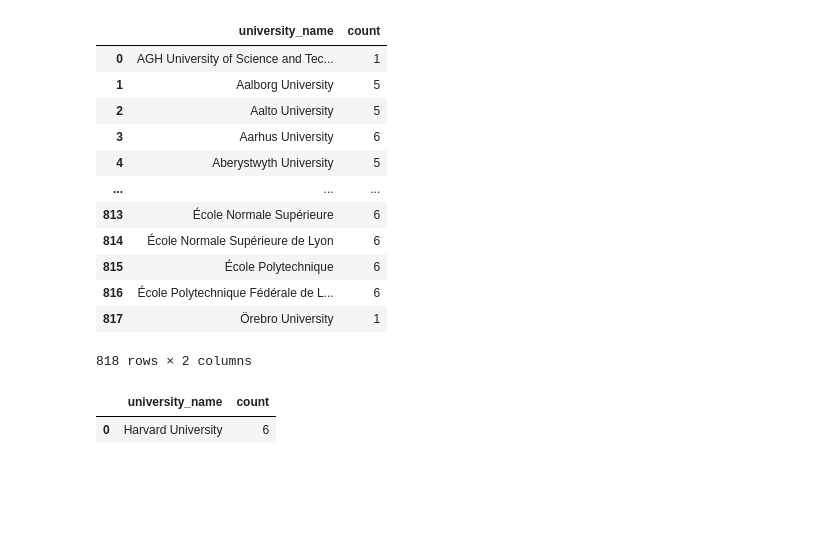
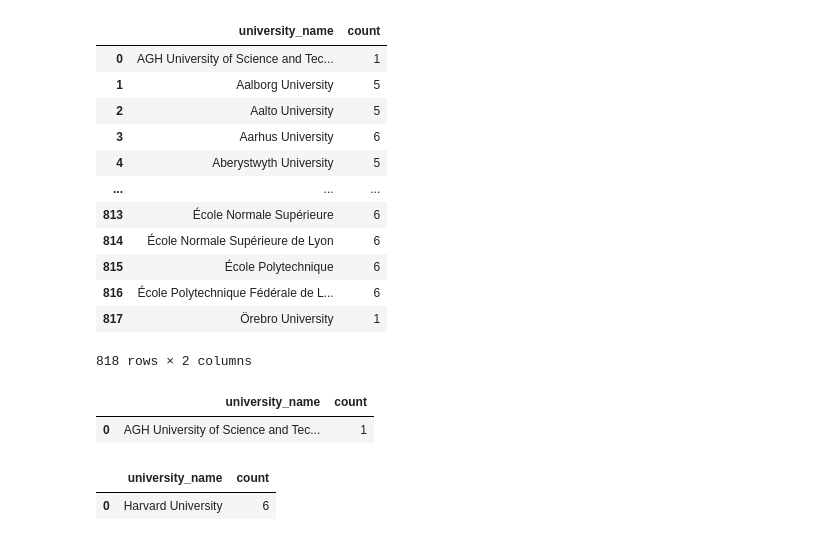
Before and after one commit to korneevec/TMS_DS, a Jupyter notebook: Lesson_13/Homework_university.ipynb, the cells around one changed output. Saved outputs shown, nothing was run; the diff lists cells and outputs as text; code cells hidden in the pictures; blank space fills up the shorter version.

```diff
--- a/Lesson_13/Homework_university.ipynb
+++ b/Lesson_13/Homework_university.ipynb
@@ -182,6 +197,11 @@ train_df.groupby('university_name').size().reset_index(name='count')
 | 816 | École Polytechnique Fédérale de L... | 6 |
 | 817 | Örebro University | 1 |
 818 rows × 2 columns
+# %%
+train_df[train_df['university_name'] == 'AGH University of Science and Technology'].groupby('university_name').size().reset_index(name='count')
+# %% [output]
+|  | university_name | count |
+| 0 | AGH University of Science and Tec... | 1 |
 # %%
 train_df[train_df['university_name'] == 'Harvard University'].groupby('university_name').size().reset_index(name='count')
 # %% [output]
```
Also changed, not shown: parts of 5 cells of this notebook.
